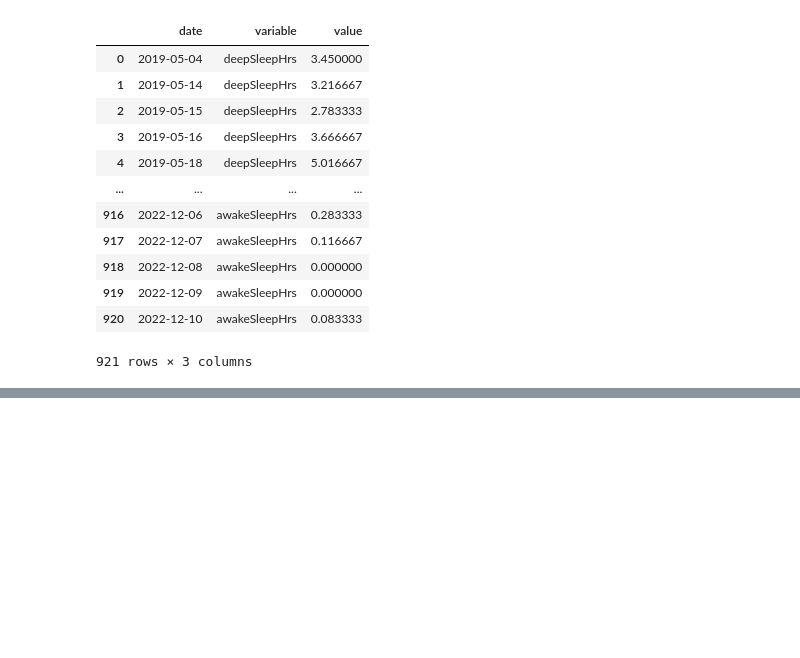
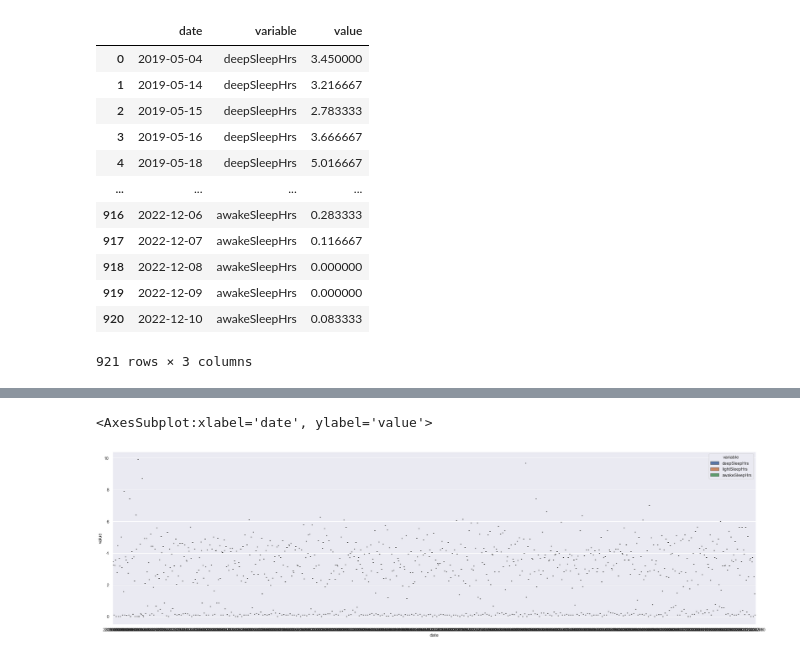
Before and after one commit to ferhat00/garmin_sleep_analysis, a Jupyter notebook: sleep_garmin.ipynb, the cells around one changed output, grey strips where cells are left out. Saved outputs shown, nothing was run; the diff lists cells and outputs as text; code cells hidden in the pictures; blank space fills up the shorter version.

```diff
--- a/sleep_garmin.ipynb
+++ b/sleep_garmin.ipynb
@@ -357,0 +399,5 @@ df_subset2_melted.plot(kind = 'bar', stacked = True)
+# %%
+sns.boxplot(data = df_subset2_melted, x = 'date', y = 'value', hue = 'variable')
+# %% [output]
+<AxesSubplot:xlabel='date', ylabel='value'>
+[figure, added]
```
Also changed, not shown: parts of 10 cells of this notebook.
